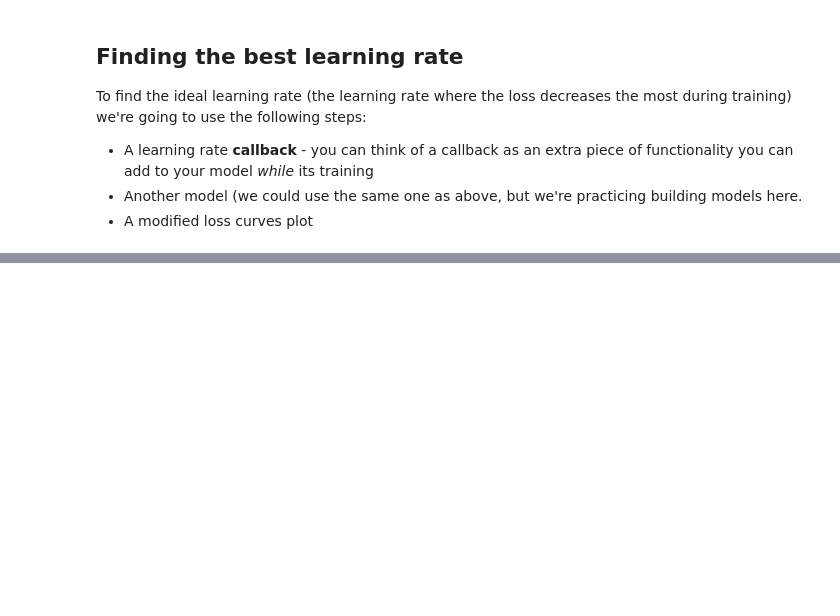
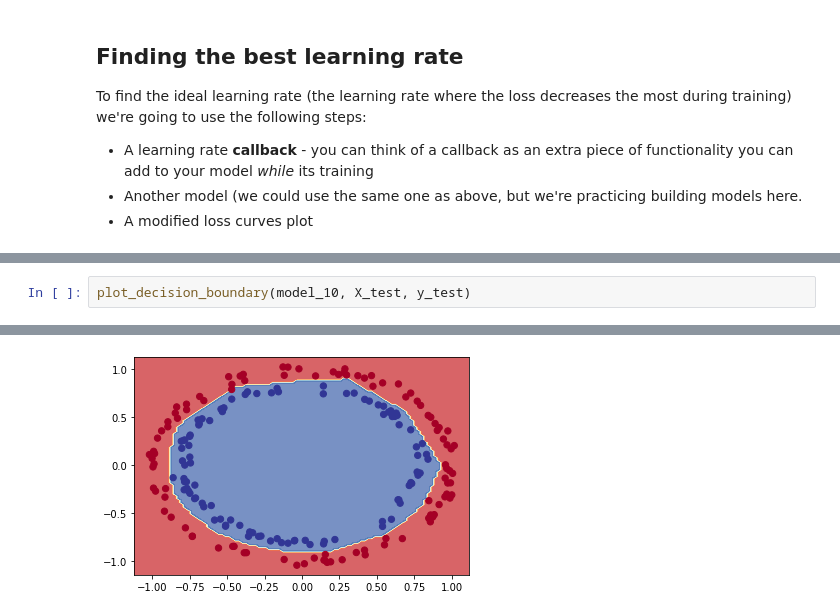
Before and after one commit to pformela/ztm-tensorflow, a Jupyter notebook: 03-neural-network-classification/02_neural_network_classification_in_tensorflow.ipynb, the cells around one changed output, grey strips where cells are left out. Cells and saved outputs as stored; diff of their text form; blank space fills up the shorter version.

```diff
--- a/03-neural-network-classification/02_neural_network_classification_in_tensorflow.ipynb
+++ b/03-neural-network-classification/02_neural_network_classification_in_tensorflow.ipynb
@@ -665,0 +731,3 @@ WARNING:matplotlib.legend:No artists with labels found to put in legend.  Note t
+# %%
+plot_decision_boundary(model_10, X_test, y_test)
+# %% [output]
@@ -665,0 +736 @@ WARNING:matplotlib.legend:No artists with labels found to put in legend.  Note t
+[figure, added]
```
Also changed, not shown: parts of 34 cells of this notebook.
